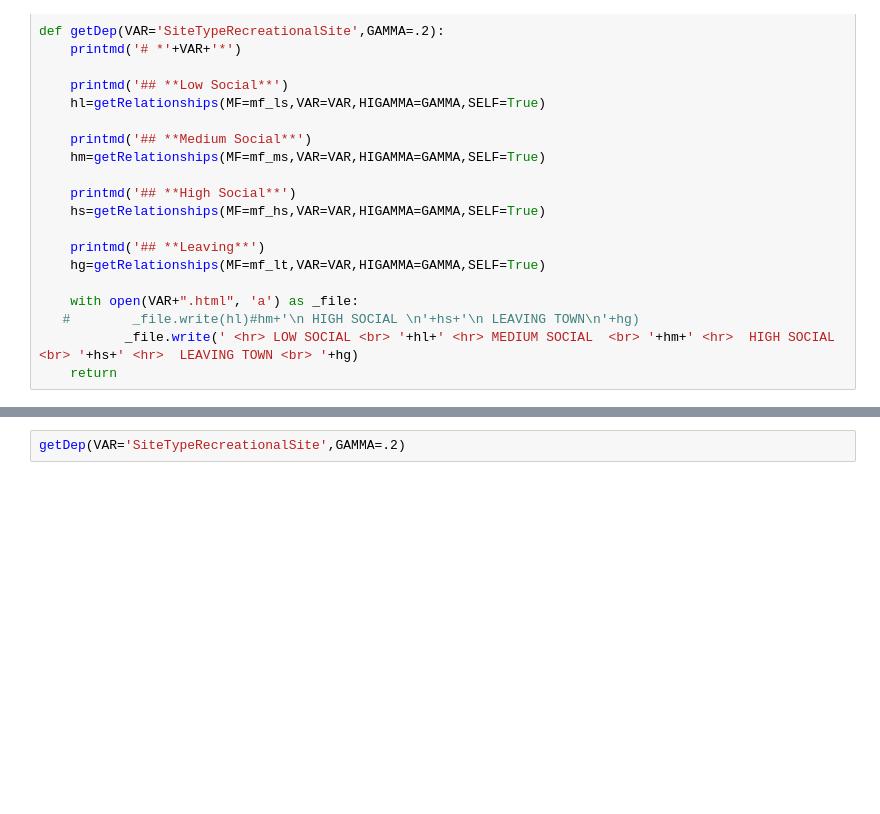
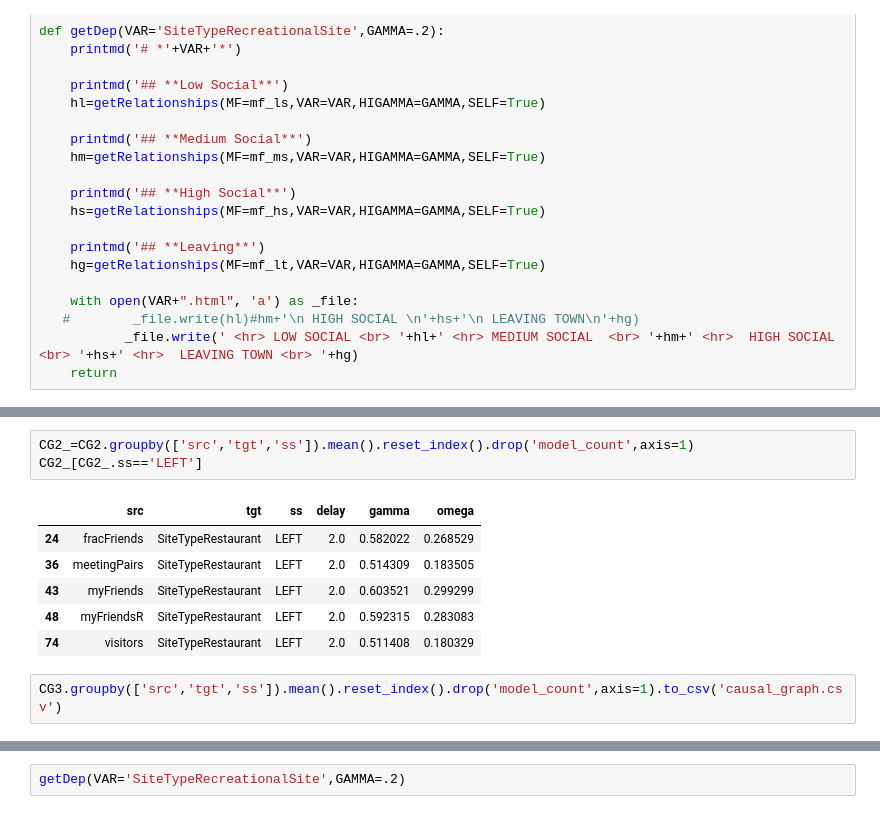
Before and after one commit to zeroknowledgediscovery/GT_, a Jupyter notebook: modelanalysis_01.ipynb, the cells around one changed output, grey strips where cells are left out. Saved outputs shown, nothing was run; the diff lists cells and outputs as text; blank space fills up the shorter version.

```diff
--- a/modelanalysis_01.ipynb
+++ b/modelanalysis_01.ipynb
@@ -219,0 +321,12 @@ def getDep(VAR='SiteTypeRecreationalSite',GAMMA=.2):
+# %%
+CG2_=CG2.groupby(['src','tgt','ss']).mean().reset_index().drop('model_count',axis=1)
+CG2_[CG2_.ss=='LEFT']
+# %% [output]
+|  | src | tgt | ss | delay | gamma | omega |
+| 24 | fracFriends | SiteTypeRestaurant | LEFT | 2.0 | 0.582022 | 0.268529 |
+| 36 | meetingPairs | SiteTypeRestaurant | LEFT | 2.0 | 0.514309 | 0.183505 |
+| 43 | myFriends | SiteTypeRestaurant | LEFT | 2.0 | 0.603521 | 0.299299 |
+| 48 | myFriendsR | SiteTypeRestaurant | LEFT | 2.0 | 0.592315 | 0.283083 |
+| 74 | visitors | SiteTypeRestaurant | LEFT | 2.0 | 0.511408 | 0.180329 |
+# %%
+CG3.groupby(['src','tgt','ss']).mean().reset_index().drop('model_count',axis=1).to_csv('causal_graph.csv')
```
Also changed, not shown: parts of 6 cells of this notebook, 2 other files.
